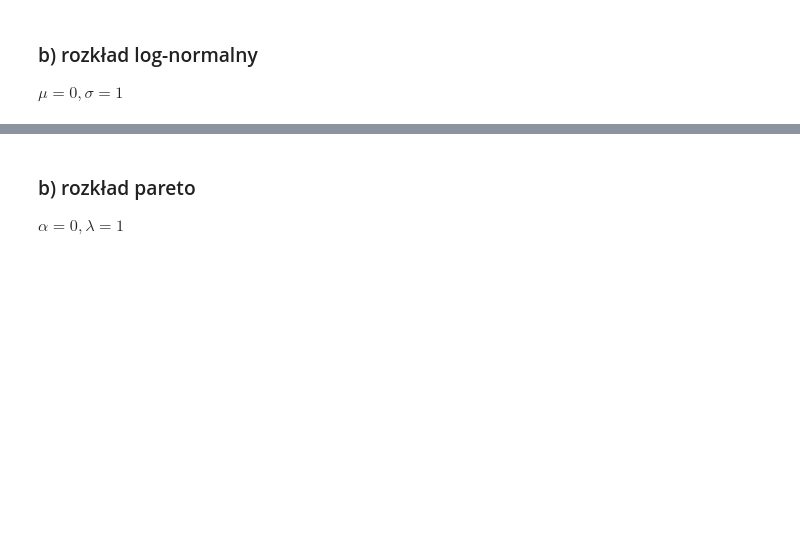
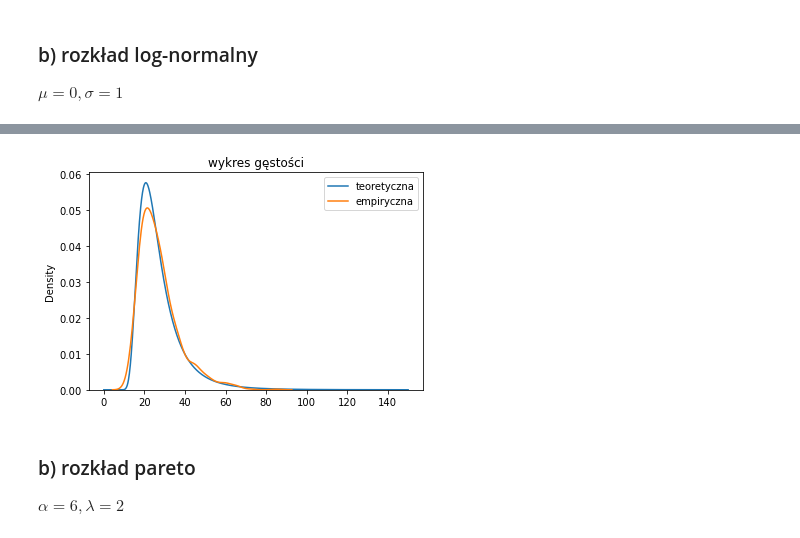
Before and after one commit to MariaNowacka/4-semestr, a Jupyter notebook: statystyka/mariaa.ipynb, the cells around one changed output, grey strips where cells are left out. Cells and saved outputs as stored; diff of their text form; code cells hidden in the pictures; blank space fills up the shorter version.

```diff
--- a/statystyka/mariaa.ipynb
+++ b/statystyka/mariaa.ipynb
@@ -71,4 +140,14 @@ $\mu =0, \sigma = 1$
+# %%
+xss = np.linspace(0,150, 1000)
+ys = [n*lognorm.cdf(x,s=sigma,loc=0, scale=1)**(n-1)*lognorm.pdf(x,s=sigma,loc=0, scale=1) for x in xss]
+plt.plot(xss, ys, label= 'teoretyczna')
+sns.kdeplot(data = Us2, label = 'empiryczna')
+plt.legend()
+plt.title('wykres gęstości')
+plt.show()
+# %% [output]
+[figure, added]
 # %% [markdown]
 ### b) rozkład pareto
 
-$\alpha =0, \lambda = 1$
+$\alpha =6, \lambda = 2$
```
Also changed, not shown: parts of 21 cells of this notebook.
